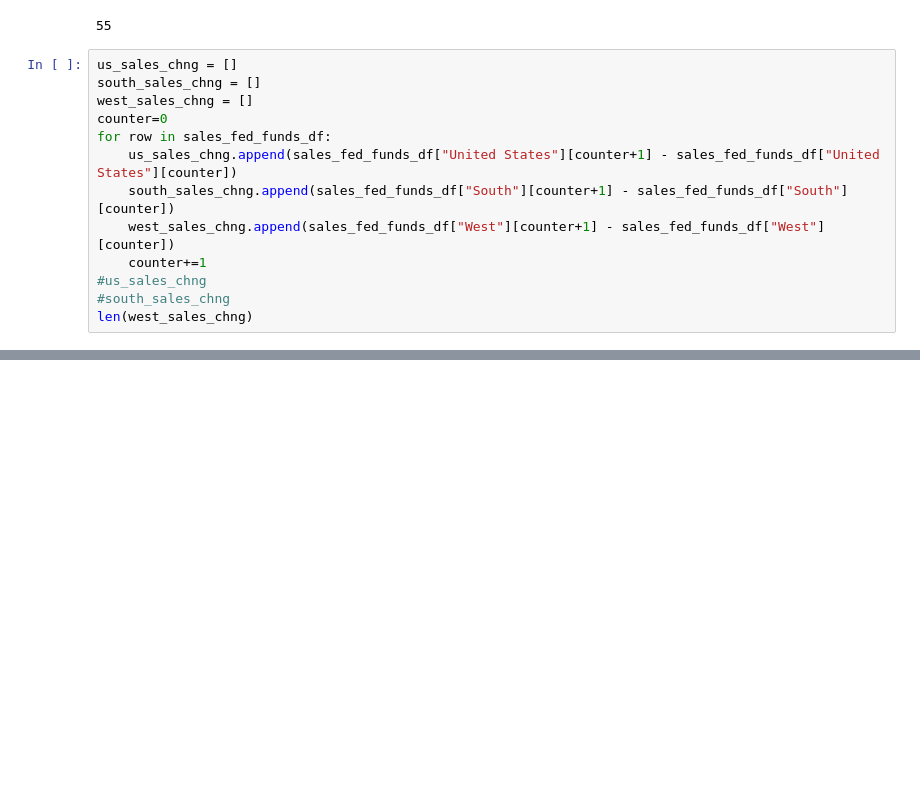
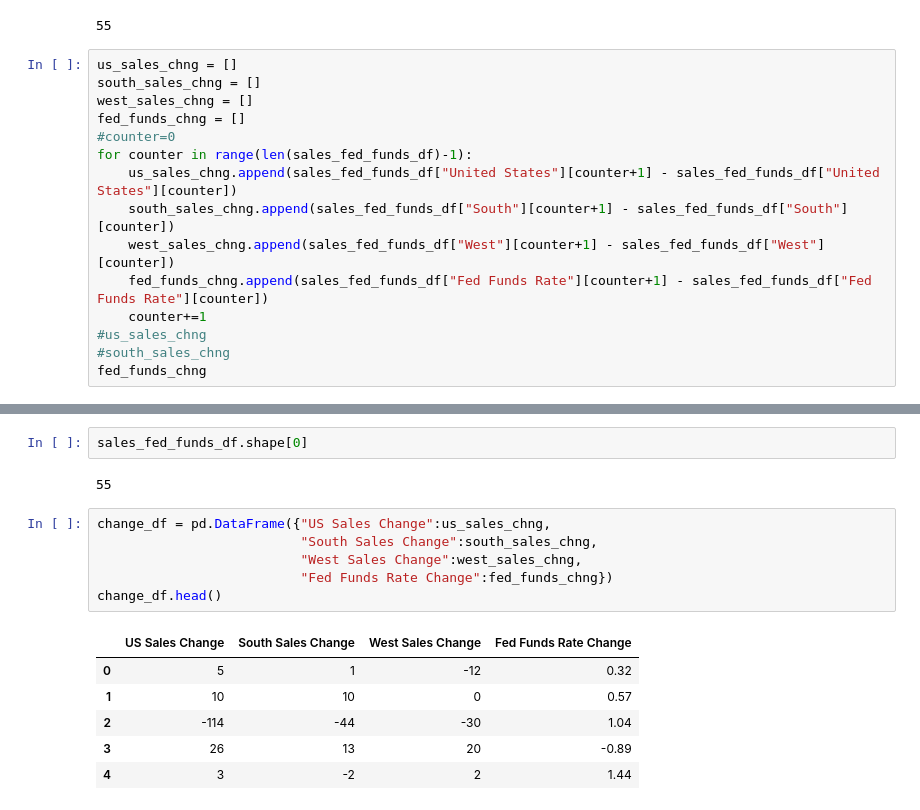
Before and after one commit to CarlosCocuy/ProjectRepo, a Jupyter notebook: fed_funds_analysis.ipynb, the cells around one changed output, grey strips where cells are left out. Saved outputs shown, nothing was run; the diff lists cells and outputs as text; blank space fills up the shorter version.

Commit message:
Updated Fed funds analysis

```diff
--- a/fed_funds_analysis.ipynb
+++ b/fed_funds_analysis.ipynb
@@ -87,13 +86,15 @@ len(sales_fed_funds_df)
 us_sales_chng = []
 south_sales_chng = []
 west_sales_chng = []
-counter=0
-for row in sales_fed_funds_df:
+fed_funds_chng = []
+#counter=0
+for counter in range(len(sales_fed_funds_df)-1):
     us_sales_chng.append(sales_fed_funds_df["United States"][counter+1] - sales_fed_funds_df["United States"][counter])
     south_sales_chng.append(sales_fed_funds_df["South"][counter+1] - sales_fed_funds_df["South"][counter])
     west_sales_chng.append(sales_fed_funds_df["West"][counter+1] - sales_fed_funds_df["West"][counter])
+    fed_funds_chng.append(sales_fed_funds_df["Fed Funds Rate"][counter+1] - sales_fed_funds_df["Fed Funds Rate"][counter])
     counter+=1
 #us_sales_chng
 #south_sales_chng
-len(west_sales_chng)
+fed_funds_chng
 # %% [output]
@@ -100,0 +127,17 @@ len(west_sales_chng)
+# %%
+sales_fed_funds_df.shape[0]
+# %% [output]
+55
+# %%
+change_df = pd.DataFrame({"US Sales Change":us_sales_chng,
+                          "South Sales Change":south_sales_chng,
+                          "West Sales Change":west_sales_chng,
+                          "Fed Funds Rate Change":fed_funds_chng})
+change_df.head()
+# %% [output]
+|  | US Sales Change | South Sales Change | West Sales Change | Fed Funds Rate Change |
+| 0 | 5 | 1 | -12 | 0.32 |
+| 1 | 10 | 10 | 0 | 0.57 |
+| 2 | -114 | -44 | -30 | 1.04 |
+| 3 | 26 | 13 | 20 | -0.89 |
+| 4 | 3 | -2 | 2 | 1.44 |
```
Also changed, not shown: parts of 3 cells of this notebook, 1 other file.
